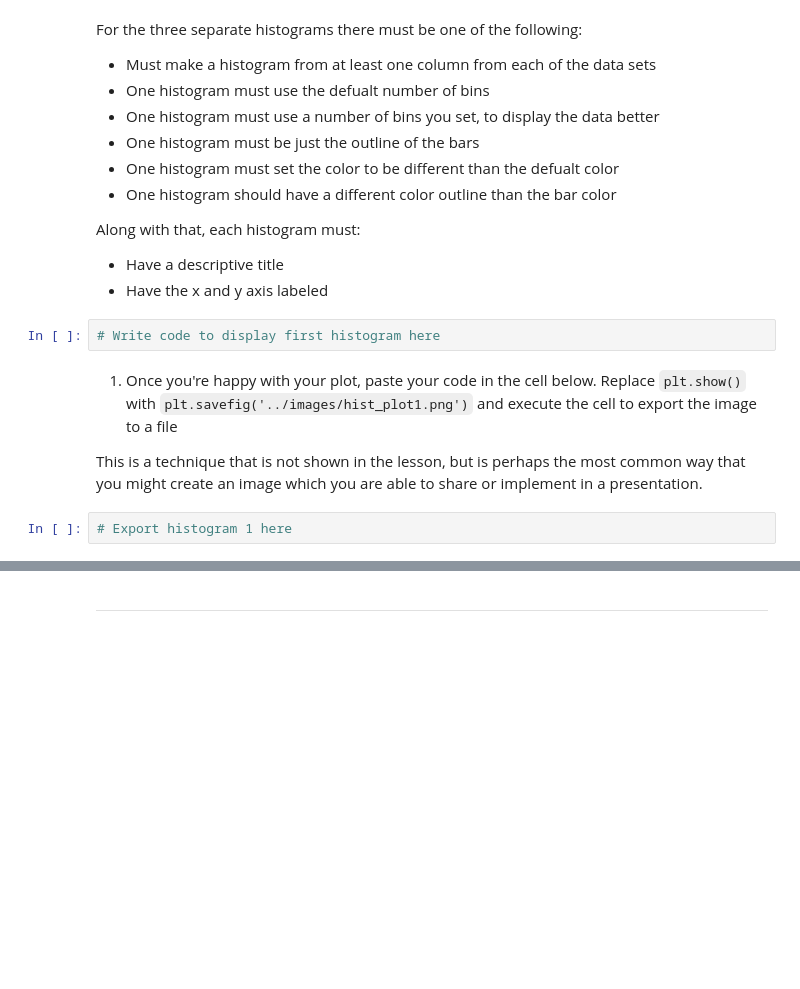
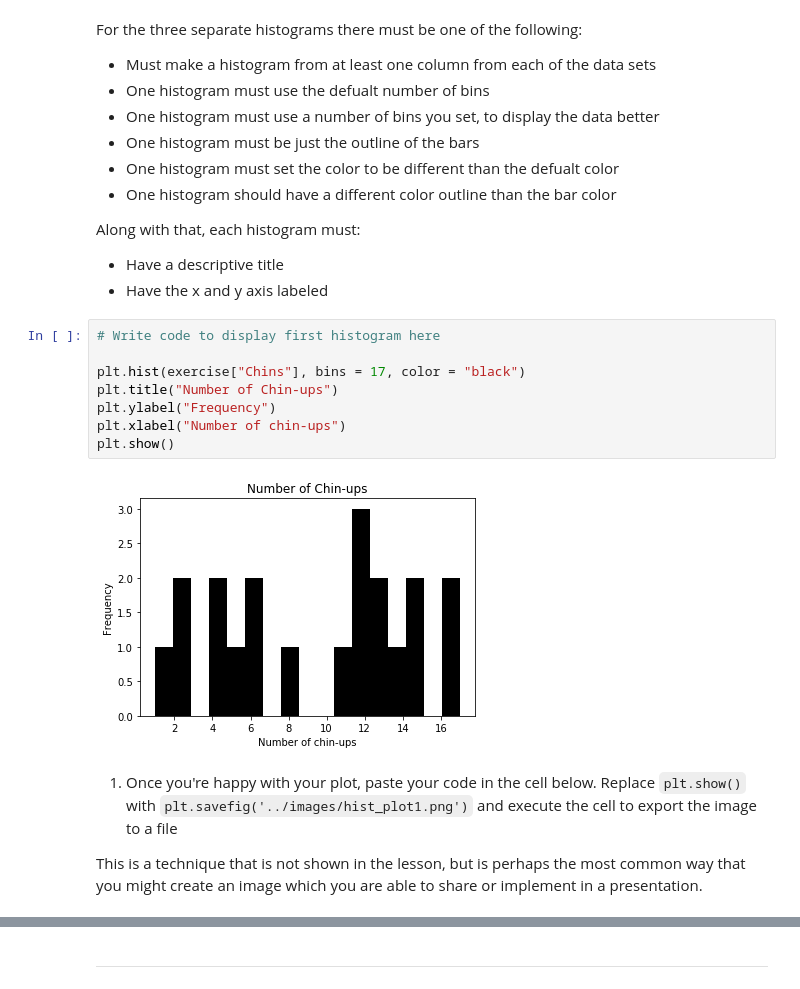
Before and after one commit to zcc33/ds-precourse-histograms, a Jupyter notebook: notebooks/histogram_challenges.ipynb, the cells around one changed output, grey strips where cells are left out. Cells and saved outputs as stored; diff of their text form; blank space fills up the shorter version.

```diff
--- a/notebooks/histogram_challenges.ipynb
+++ b/notebooks/histogram_challenges.ipynb
@@ -43,11 +80,17 @@ For the three separate histograms there must be one of the following:
 Along with that, each histogram must:
 * Have a descriptive title
 * Have the x and y axis labeled
-# %%
-# Write code to display first histogram here
+# %%
+# Write code to display first histogram here
+
+plt.hist(exercise["Chins"], bins = 17, color = "black")
+plt.title("Number of Chin-ups")
+plt.ylabel("Frequency")
+plt.xlabel("Number of chin-ups")
+plt.show()
+# %% [output]
+[figure, added]
 # %% [markdown]
 1. Once you're happy with your plot, paste your code in the cell below. Replace `plt.show()` with `plt.savefig('../images/hist_plot1.png')` and execute the cell to export the image to a file
 
 This is a technique that is not shown in the lesson, but is perhaps the most common way that you might create an image which you are able to share or implement in a presentation.
-# %%
-# Export histogram 1 here
```
Also changed, not shown: parts of 12 cells of this notebook, 3 other files.
